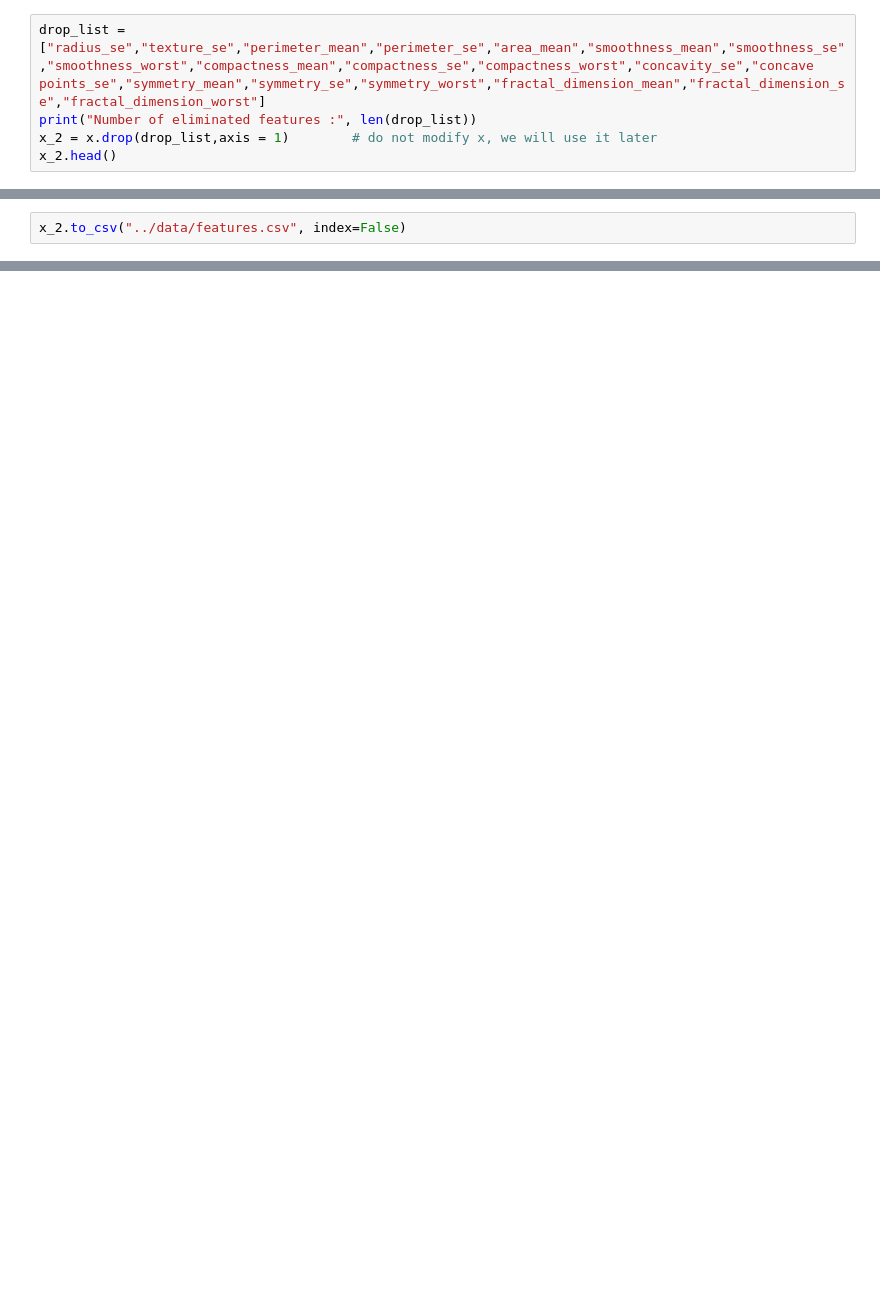
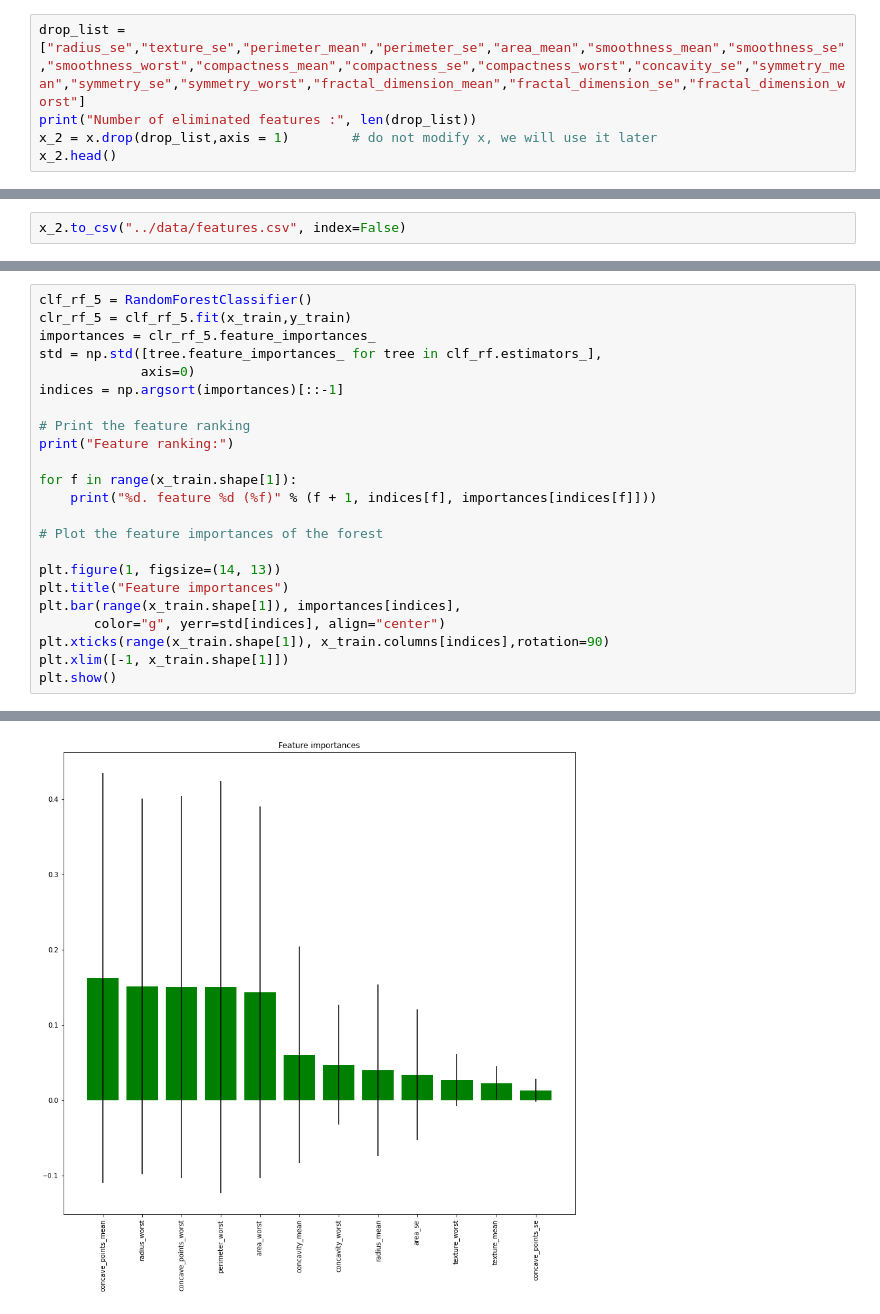
Before and after one commit to SibitendaHarriet/Causal-Inference, a Jupyter notebook: notebooks/features.ipynb, the cells around one changed output, grey strips where cells are left out. Cells and saved outputs as stored; diff of their text form; blank space fills up the shorter version.

```diff
--- a/notebooks/features.ipynb
+++ b/notebooks/features.ipynb
@@ -266,7 +283,7 @@ Counter(most_appearing_features).most_common(11) #find the 11 most common featur
 # %% [markdown]
 Now that we have our set of 11 features, let's compute our final recall. To do so, we use a training with this 11 features, for a large number of random_states.
 # %%
-drop_list = ["radius_se","texture_se","perimeter_mean","perimeter_se","area_mean","smoothness_mean","smoothness_se","smoothness_worst","compactness_mean","compactness_se","compactness_worst","concavity_se","concave points_se","symmetry_mean","symmetry_se","symmetry_worst","fractal_dimension_mean","fractal_dimension_se","fractal_dimension_worst"]
+drop_list = ["radius_se","texture_se","perimeter_mean","perimeter_se","area_mean","smoothness_mean","smoothness_se","smoothness_worst","compactness_mean","compactness_se","compactness_worst","concavity_se","symmetry_mean","symmetry_se","symmetry_worst","fractal_dimension_mean","fractal_dimension_se","fractal_dimension_worst"]
 print("Number of eliminated features :", len(drop_list))
 x_2 = x.drop(drop_list,axis = 1)        # do not modify x, we will use it later
 x_2.head()
@@ -289,0 +320,24 @@ print('Recall is: ', recall)
+# %%
+clf_rf_5 = RandomForestClassifier()
+clr_rf_5 = clf_rf_5.fit(x_train,y_train)
+importances = clr_rf_5.feature_importances_
+std = np.std([tree.feature_importances_ for tree in clf_rf.estimators_],
+             axis=0)
+indices = np.argsort(importances)[::-1]
+
+# Print the feature ranking
+print("Feature ranking:")
+
+for f in range(x_train.shape[1]):
+    print("%d. feature %d (%f)" % (f + 1, indices[f], importances[indices[f]]))
+
+# Plot the feature importances of the forest
+
+plt.figure(1, figsize=(14, 13))
+plt.title("Feature importances")
+plt.bar(range(x_train.shape[1]), importances[indices],
+       color="g", yerr=std[indices], align="center")
+plt.xticks(range(x_train.shape[1]), x_train.columns[indices],rotation=90)
+plt.xlim([-1, x_train.shape[1]])
+plt.show()
+# %% [output]
@@ -289,0 +357 @@ print('Recall is: ', recall)
+[figure, added]
```
Also changed, not shown: parts of 11 cells of this notebook, 8 other files.
